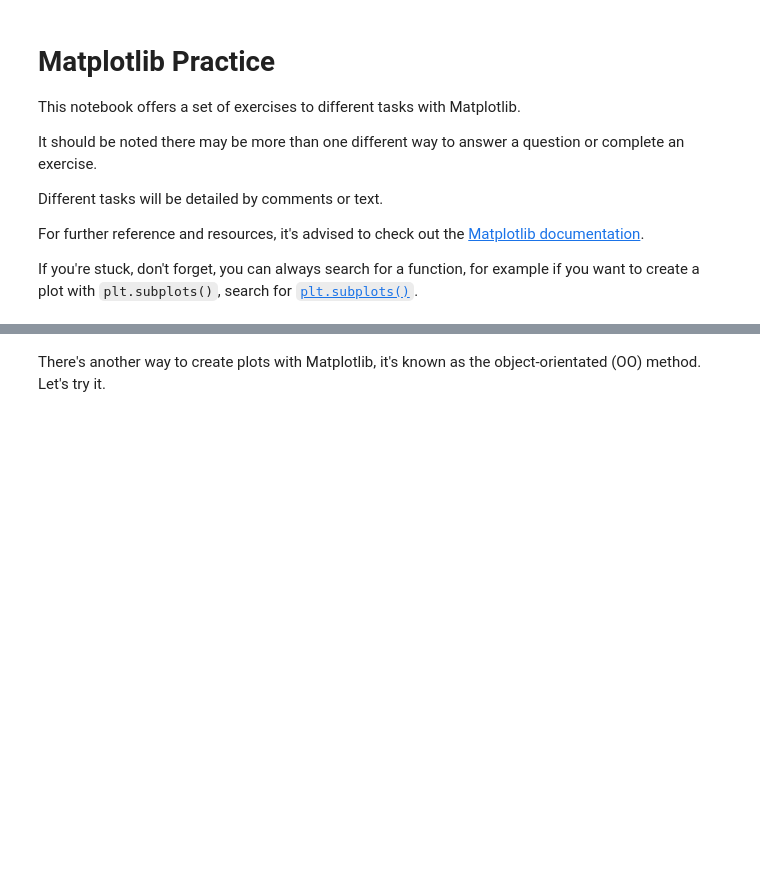
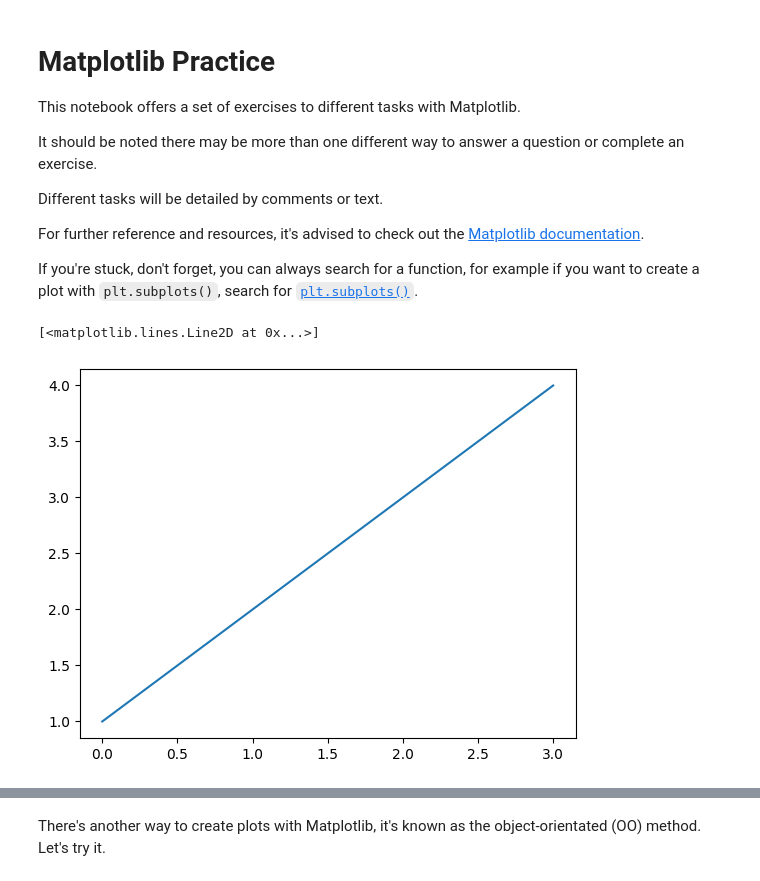
Before and after one commit to TherealOneC/zero-to-mastery-ml, a Jupyter notebook: section-2-data-science-and-ml-tools/matplotlib-exercises.ipynb, the cells around one changed output, grey strips where cells are left out. Cells and saved outputs as stored; diff of their text form; code cells hidden in the pictures; blank space fills up the shorter version.

```diff
--- a/section-2-data-science-and-ml-tools/matplotlib-exercises.ipynb
+++ b/section-2-data-science-and-ml-tools/matplotlib-exercises.ipynb
@@ -17,5 +17,10 @@ import matplotlib.pyplot as plt
 %matplotlib inline
 # %%
 # Create a simple plot using plt.plot()
+a=[1,2,3,4]
+plt.plot(a)
+# %% [output]
+[<matplotlib.lines.Line2D at 0x...>]
+[figure, added]
 # %%
 # Plot a single Python list
```
Also changed, not shown: parts of 18 cells of this notebook.
